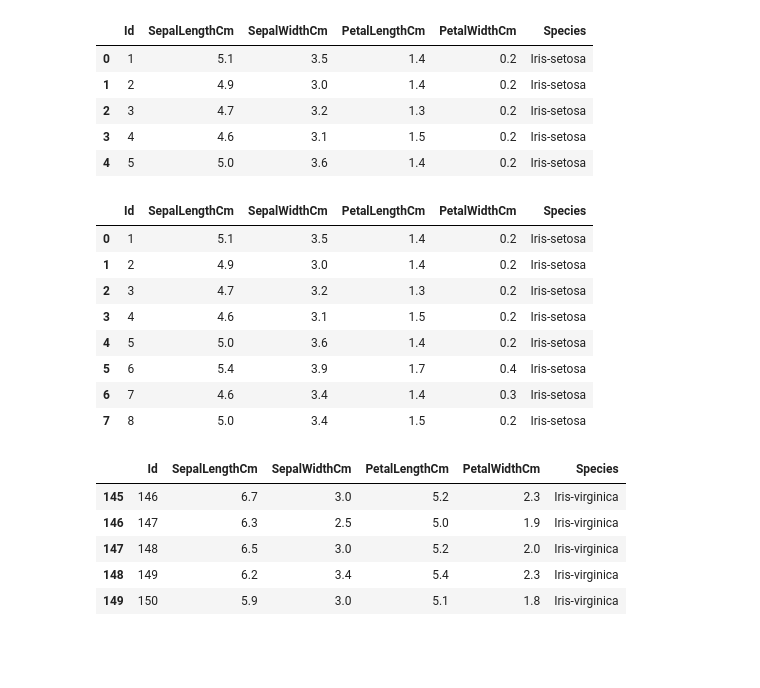
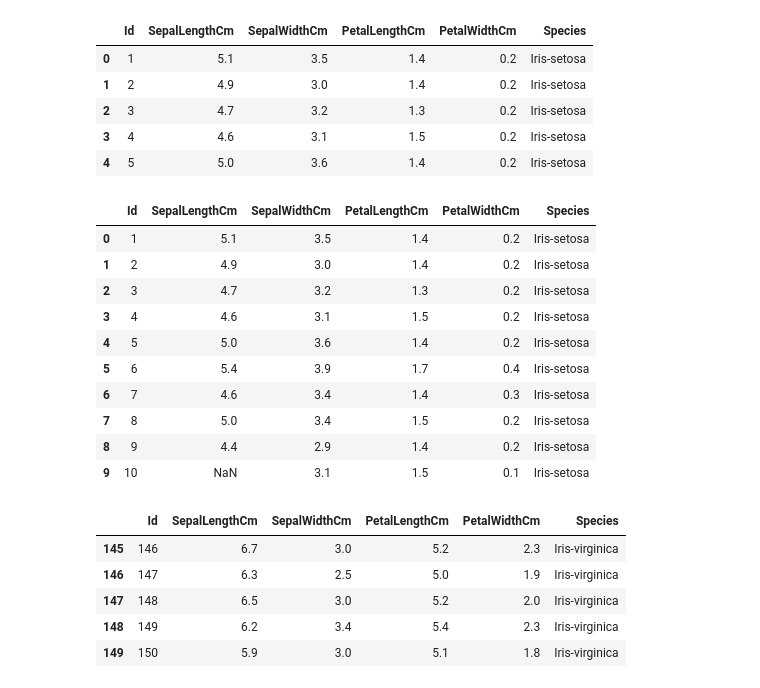
Before and after one commit to cckk2913/dspy-lab6, a Jupyter notebook: lab6.ipynb, the cells around one changed output. Saved outputs shown, nothing was run; the diff lists cells and outputs as text; code cells hidden in the pictures; blank space fills up the shorter version.

```diff
--- a/lab6.ipynb
+++ b/lab6.ipynb
@@ -675,17 +736,19 @@ data.head()
 | 3 | 4 | 4.6 | 3.1 | 1.5 | 0.2 | Iris-setosa |
 | 4 | 5 | 5.0 | 3.6 | 1.4 | 0.2 | Iris-setosa |
 # %%
-data.head(8)
+data.head(10)
 # %% [output]
 |  | Id | SepalLengthCm | SepalWidthCm | PetalLengthCm | PetalWidthCm | Species |
 | 0 | 1 | 5.1 | 3.5 | 1.4 | 0.2 | Iris-setosa |
 | 1 | 2 | 4.9 | 3.0 | 1.4 | 0.2 | Iris-setosa |
 | 2 | 3 | 4.7 | 3.2 | 1.3 | 0.2 | Iris-setosa |
 | 3 | 4 | 4.6 | 3.1 | 1.5 | 0.2 | Iris-setosa |
 | 4 | 5 | 5.0 | 3.6 | 1.4 | 0.2 | Iris-setosa |
 | 5 | 6 | 5.4 | 3.9 | 1.7 | 0.4 | Iris-setosa |
 | 6 | 7 | 4.6 | 3.4 | 1.4 | 0.3 | Iris-setosa |
 | 7 | 8 | 5.0 | 3.4 | 1.5 | 0.2 | Iris-setosa |
+| 8 | 9 | 4.4 | 2.9 | 1.4 | 0.2 | Iris-setosa |
+| 9 | 10 | NaN | 3.1 | 1.5 | 0.1 | Iris-setosa |
 # %%
 # 顯示後幾行數據(預設為後5行)
 data.tail()
```
Also changed, not shown: parts of 23 cells of this notebook.
